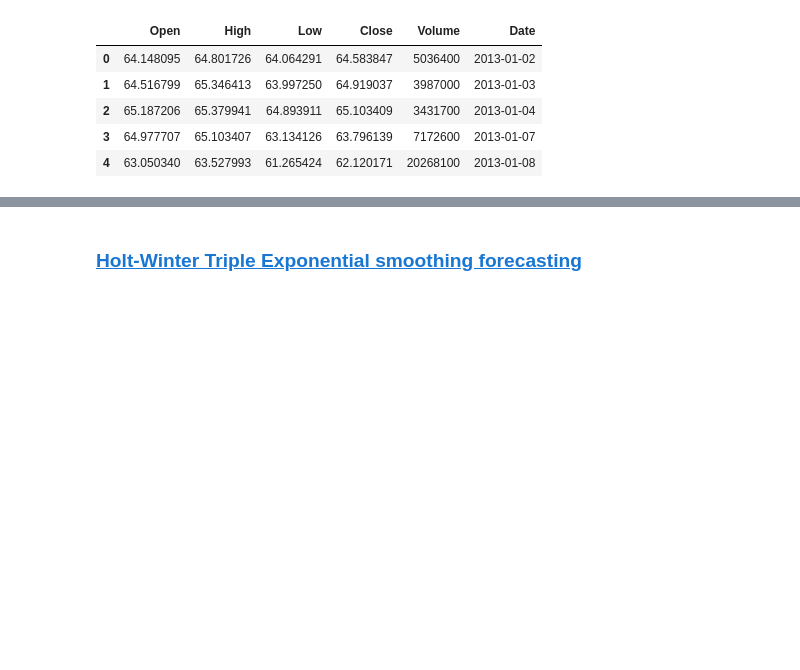
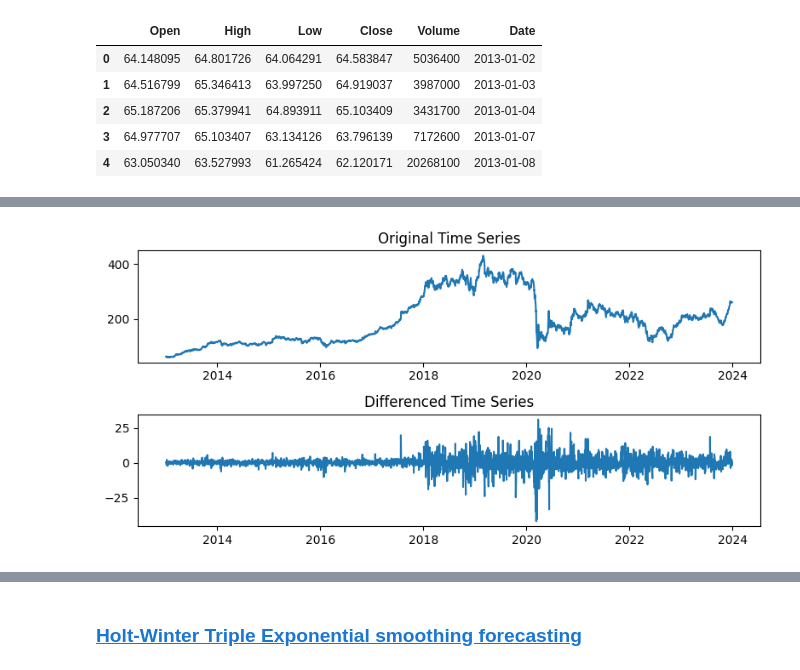
Before and after one commit to GinHikat/OmniTS_for_Stock, a Jupyter notebook: notebooks/track1_forecasting_benchmark.ipynb, the cells around one changed output, grey strips where cells are left out. Drawn from its saved outputs; the diff is of its cells as text; code cells hidden in the pictures; blank space fills up the shorter version.

```diff
--- a/notebooks/track1_forecasting_benchmark.ipynb
+++ b/notebooks/track1_forecasting_benchmark.ipynb
@@ -86,0 +124,14 @@ test = df[df['Date'] > '2022-01-01'] # Split 8 years train and 2 years test
+# %%
+plt.figure(figsize=(8, 4))
+plt.subplot(2,1,1)
+plt.plot(df['Date'], df['Close'], label='Original')
+plt.title('Original Time Series')
+
+plt.subplot(2, 1, 2)
+plt.plot(df['Date'], df['Close'].diff(), label='Differenced')
+plt.title('Differenced Time Series')
+
+plt.tight_layout()
+plt.show()
+# %% [output]
+[figure, added]
```
Also changed, not shown: parts of 40 cells of this notebook, 5 other files.
